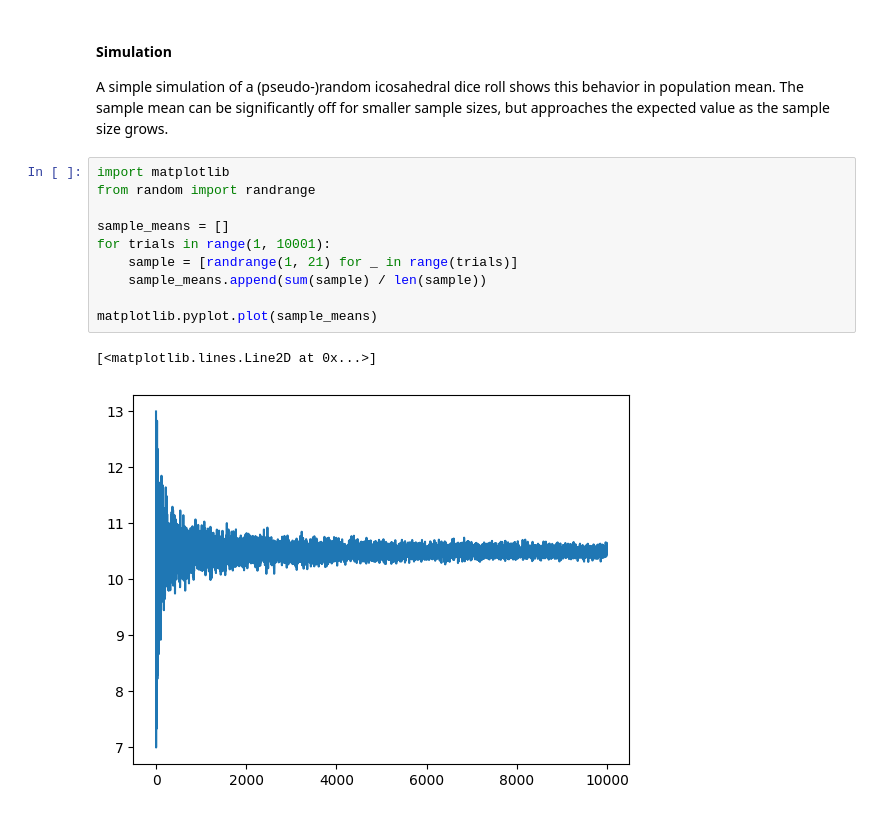
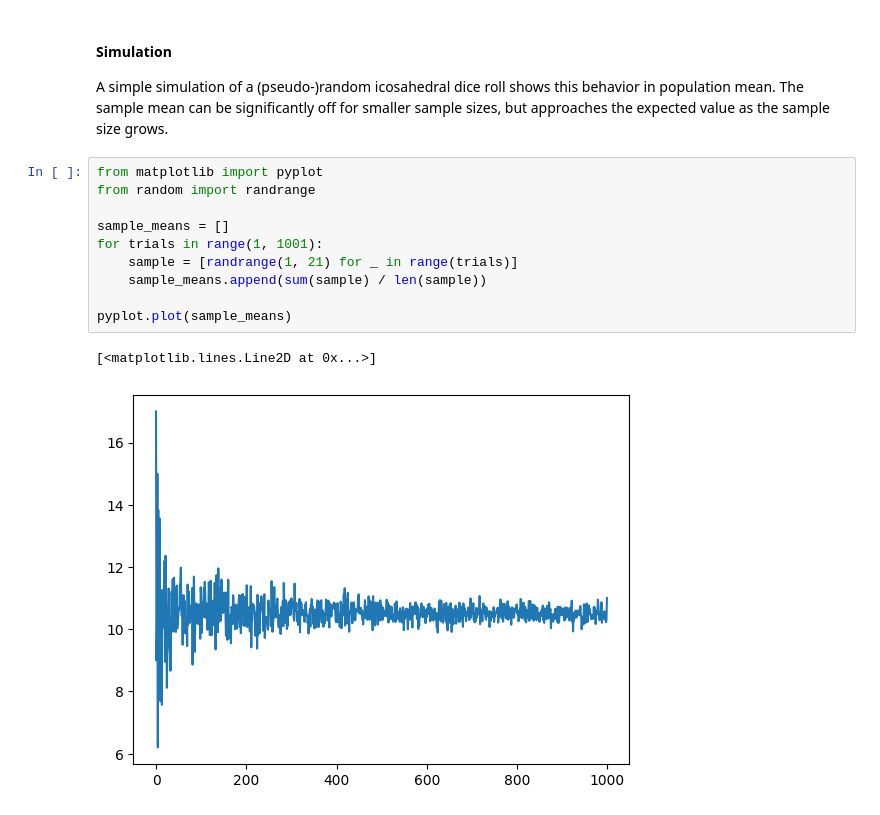
Before and after one commit to aditya-r-m/experimental, a Jupyter notebook: mathematical-notes/st-00-law-of-large-numbers.ipynb, the cells around one changed output. Cells and saved outputs as stored; diff of their text form.

```diff
--- a/mathematical-notes/st-00-law-of-large-numbers.ipynb
+++ b/mathematical-notes/st-00-law-of-large-numbers.ipynb
@@ -139,15 +139,15 @@ $$
 A simple simulation of a (pseudo-)random icosahedral dice roll shows this behavior in population mean.
 The sample mean can be significantly off for smaller sample sizes, but approaches the expected value as the sample size grows.
 # %%
-import matplotlib
+from matplotlib import pyplot
 from random import randrange
 
 sample_means = []
-for trials in range(1, 10001):
+for trials in range(1, 1001):
     sample = [randrange(1, 21) for _ in range(trials)]
     sample_means.append(sum(sample) / len(sample))
 
-matplotlib.pyplot.plot(sample_means)
+pyplot.plot(sample_means)
 # %% [output]
 [<matplotlib.lines.Line2D at 0x...>]
-[figure, old version]
+[figure, new version]
```
Also changed, not shown: 1 other file.
